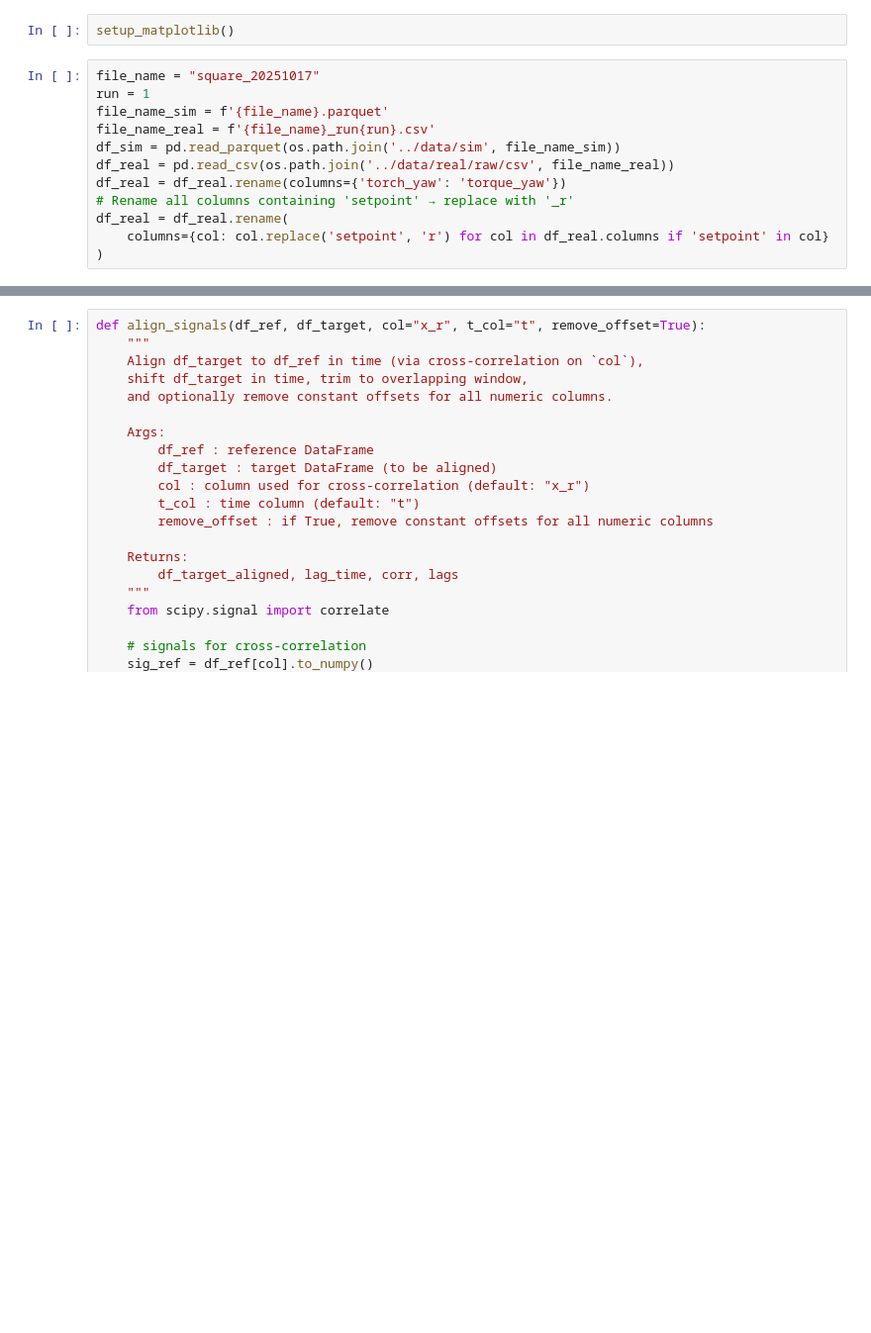
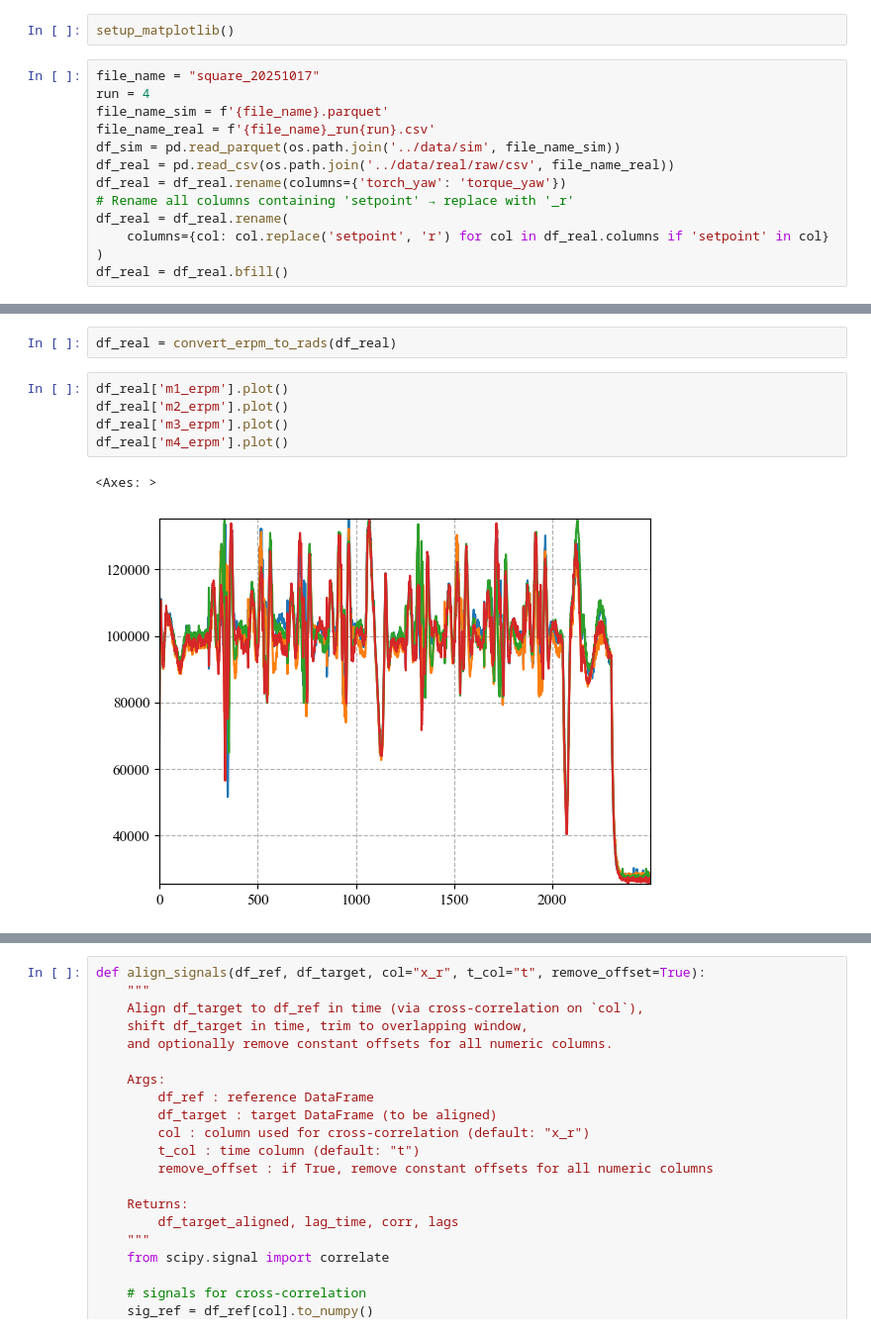
Before and after one commit to idsia-robotics/nanodrone-sysid-benchmark, a Jupyter notebook: processing/csv_to_processed.ipynb, the cells around one changed output, grey strips where cells are left out. Shown at 99% size. Saved outputs shown, nothing was run; the diff lists cells and outputs as text; blank space fills up the shorter version.

```diff
--- a/processing/csv_to_processed.ipynb
+++ b/processing/csv_to_processed.ipynb
@@ -10,7 +10,7 @@ from utils.plot_utils import setup_matplotlib
 setup_matplotlib()
 # %%
 file_name = "square_20251017"
-run = 1
+run = 4
 file_name_sim = f'{file_name}.parquet'
 file_name_real = f'{file_name}_run{run}.csv'
 df_sim = pd.read_parquet(os.path.join('../data/sim', file_name_sim))
@@ -20,3 +20,4 @@ df_real = df_real.rename(columns={'torch_yaw': 'torque_yaw'})
 df_real = df_real.rename(
     columns={col: col.replace('setpoint', 'r') for col in df_real.columns if 'setpoint' in col}
 )
+df_real = df_real.bfill()
@@ -23 +93,11 @@ df_real = df_real.rename(
+# %%
+df_real = convert_erpm_to_rads(df_real)
+# %%
+df_real['m1_erpm'].plot()
+df_real['m2_erpm'].plot()
+df_real['m3_erpm'].plot()
+df_real['m4_erpm'].plot()
+# %% [output]
+<Axes: >
+[figure, added]
 # %% [markdown]
```
Also changed, not shown: parts of 14 cells of this notebook, 55 other files.
